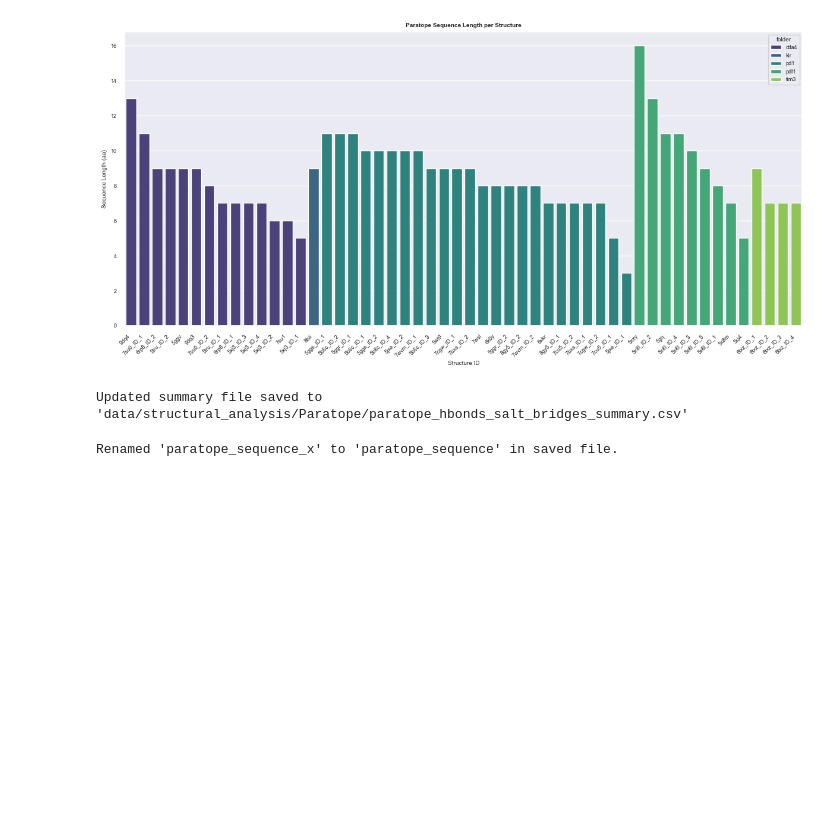
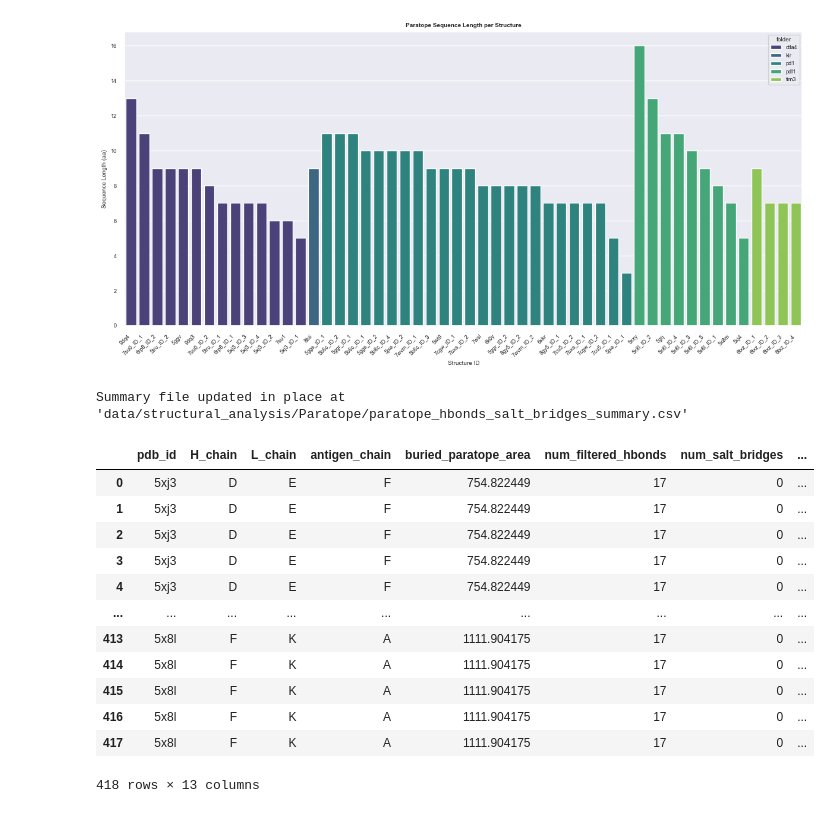
Before and after one commit to datascience-2025-group4/group04-team01, a Jupyter notebook: Structural Analysis_Paratope_Interface.ipynb, the cells around one changed output. Cells and saved outputs as stored; diff of their text form; code cells hidden in the pictures; blank space fills up the shorter version.

Commit message:
cleaned structr

```diff
--- a/Structural Analysis_Paratope_Interface.ipynb
+++ b/Structural Analysis_Paratope_Interface.ipynb
@@ -1015,39 +1004,43 @@ for pdb_id in df_struct["pdb_id"]:
         structure_ids.append(f"{pdb_id}_ID_{id_tracker[pdb_id]}")
 df_struct["structure_id"] = structure_ids
 
-# 3. remove duplicates from df_norm if needed
+
+
+# 3. Remove duplicates from binding score data
 df_norm = df_norm.drop_duplicates(subset="pdb_id")
 
+# 4. Merge additional data
+# Get the new structure_id and sequence for each pdb_id
+structure_info = df_sorted_seq[["pdb_id", "structure_id", f"{section}_sequence"]]
 
-# 4. Merge everything
-all_df = pd.merge(df_struct, df_sorted_seq[["structure_id", f"{section}_sequence"]], on="structure_id", how="left")
-all_df = pd.merge(all_df, df_norm[["pdb_id", "binding_score"]], on="pdb_id", how="left")
+# Merge structure_id and sequence into df_struct
+df_struct = df_struct.merge(structure_info, on="pdb_id", how="left")
+df_struct["structure_id"] = df_struct["structure_id_x"].combine_first(df_struct["structure_id_x"])
+df_struct.drop(columns=["structure_id_x"], inplace=True)
 
+df_struct[f"{section}_sequence_x"] = df_struct[f"{section}_sequence_x"].combine_first(df_struct.get(f"{section}_sequence_x"))
 
-# 6. Also overwrite/update summary CSV
-summary_update_cols = [
-    "pdb_id", "H_chain", "L_chain", "antigen_chain",
-    f"buried_{section}_area", "num_filtered_hbonds", "num_salt_bridges",
-    "folder", "structure_id", f"{section}_sequence_x", "binding_score"
-]
+# Merge binding score
+df_struct = df_struct.merge(df_norm[["pdb_id", "binding_score"]], on="pdb_id", how="left")
 
-df_summary_updated = all_df[summary_update_cols]
-df_summary_updated.to_csv(summary_path, index=False)
-print(f"Updated summary file saved to '{summary_path}'")
+# 5. Save updated summary
+df_struct.to_csv(summary_path, index=False)
+print(f"Summary file updated in place at '{summary_path}'")
 # %% [output]
-Updated summary file saved to 'data/structural_analysis/Paratope/paratope_hbonds_salt_bridges_summary.csv'
+Summary file updated in place at 'data/structural_analysis/Paratope/paratope_hbonds_salt_bridges_summary.csv'
-# %%
-# Rename column after saving
-sequence_col_old = f"{section}_sequence_x"
-sequence_col_new = f"{section}_sequence"
-
-# Reload and rename
-df_saved = pd.read_csv(summary_path)
-if sequence_col_old in df_saved.columns:
-    df_saved = df_saved.rename(columns={sequence_col_old: sequence_col_new})
-    df_saved.to_csv(summary_path, index=False)
-    print(f"Renamed '{sequence_col_old}' to '{sequence_col_new}' in saved file.")
-else:
-    print(f"Column '{sequence_col_old}' not found in saved file.")
-# %% [output]
-Renamed 'paratope_sequence_x' to 'paratope_sequence' in saved file.
+# %%
+df_struct
+# %% [output]
+|  | pdb_id | H_chain | L_chain | antigen_chain | buried_paratope_area | num_filtered_hbonds | num_salt_bridges | ... |
+| 0 | 5xj3 | D | E | F | 754.822449 | 17 | 0 | ... |
+| 1 | 5xj3 | D | E | F | 754.822449 | 17 | 0 | ... |
+| 2 | 5xj3 | D | E | F | 754.822449 | 17 | 0 | ... |
+| 3 | 5xj3 | D | E | F | 754.822449 | 17 | 0 | ... |
+| 4 | 5xj3 | D | E | F | 754.822449 | 17 | 0 | ... |
+| ... | ... | ... | ... | ... | ... | ... | ... | ... |
+| 413 | 5x8l | F | K | A | 1111.904175 | 17 | 0 | ... |
+| 414 | 5x8l | F | K | A | 1111.904175 | 17 | 0 | ... |
+| 415 | 5x8l | F | K | A | 1111.904175 | 17 | 0 | ... |
+| 416 | 5x8l | F | K | A | 1111.904175 | 17 | 0 | ... |
+| 417 | 5x8l | F | K | A | 1111.904175 | 17 | 0 | ... |
+418 rows × 13 columns
```
Also changed, not shown: parts of 9 cells of this notebook, 32 other files.
